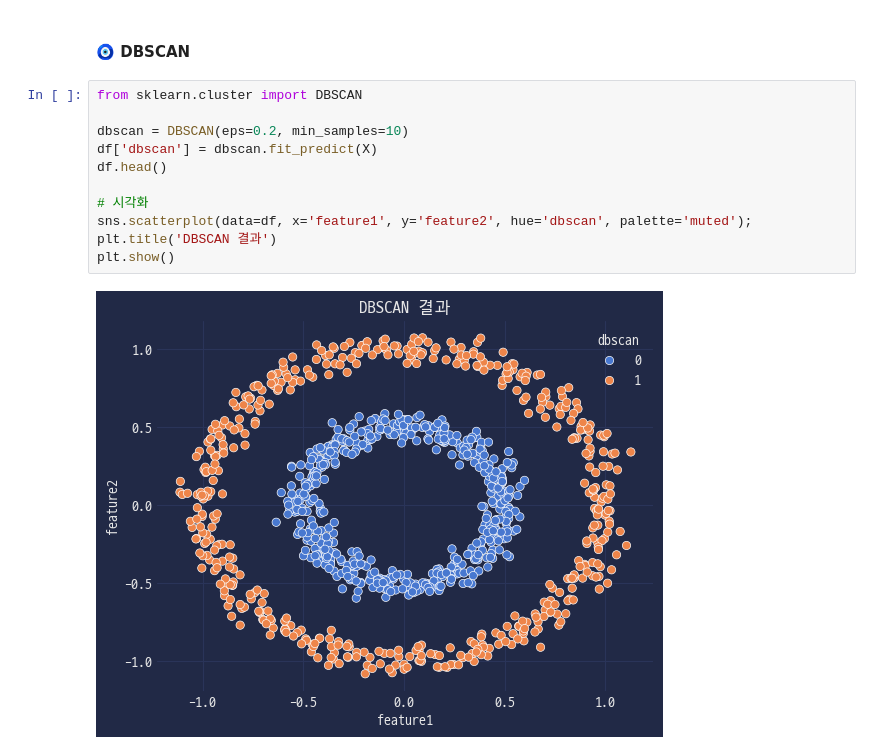
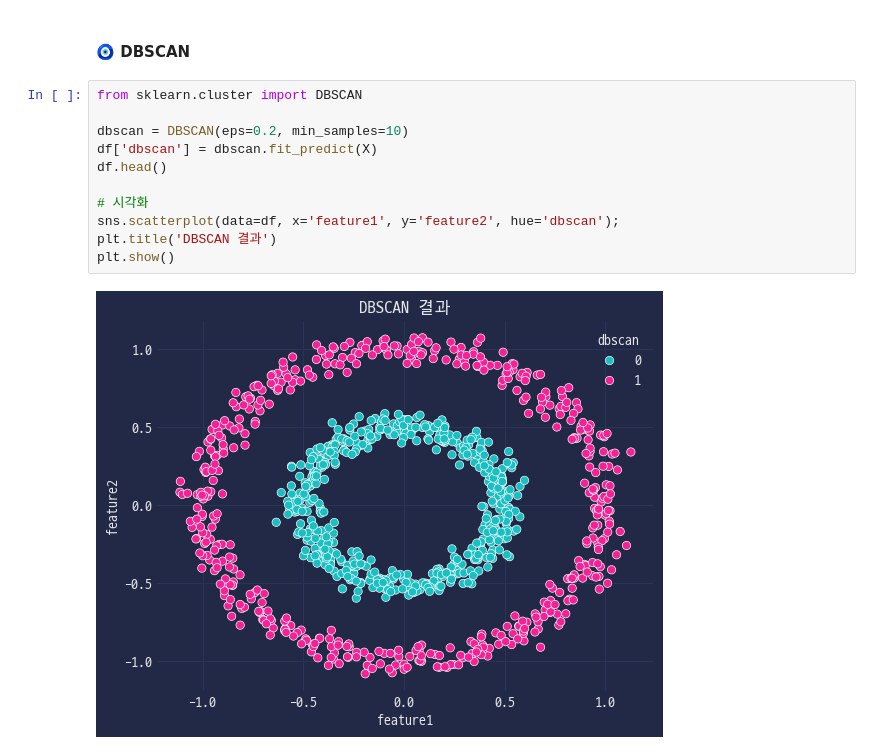
Before and after one commit to zer0ken/ms-ai-school, a Jupyter notebook: clustering/20_군집화_실습.ipynb, the cells around one changed output. Drawn from its saved outputs; the diff is of its cells as text.

```diff
--- a/clustering/20_군집화_실습.ipynb
+++ b/clustering/20_군집화_실습.ipynb
@@ -220,13 +220,13 @@ plt.show()
 # %%
 from sklearn.cluster import DBSCAN
 
 dbscan = DBSCAN(eps=0.2, min_samples=10)
 df['dbscan'] = dbscan.fit_predict(X)
 df.head()
 
 # 시각화
-sns.scatterplot(data=df, x='feature1', y='feature2', hue='dbscan', palette='muted');
+sns.scatterplot(data=df, x='feature1', y='feature2', hue='dbscan');
 plt.title('DBSCAN 결과')
 plt.show()
 # %% [output]
-[figure, old version]
+[figure, new version]
```
